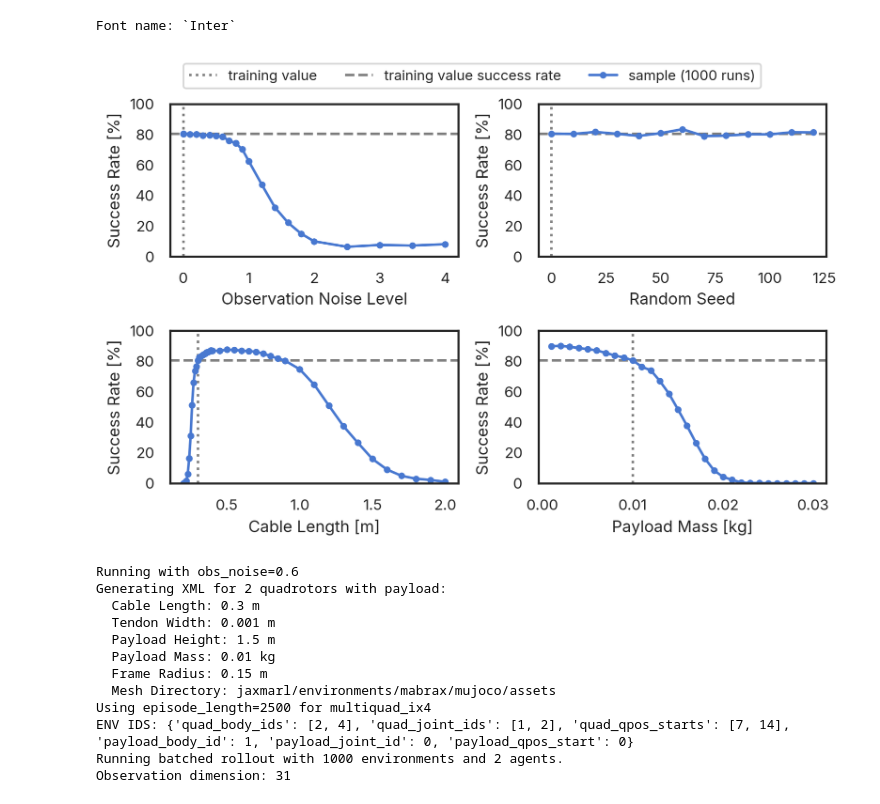
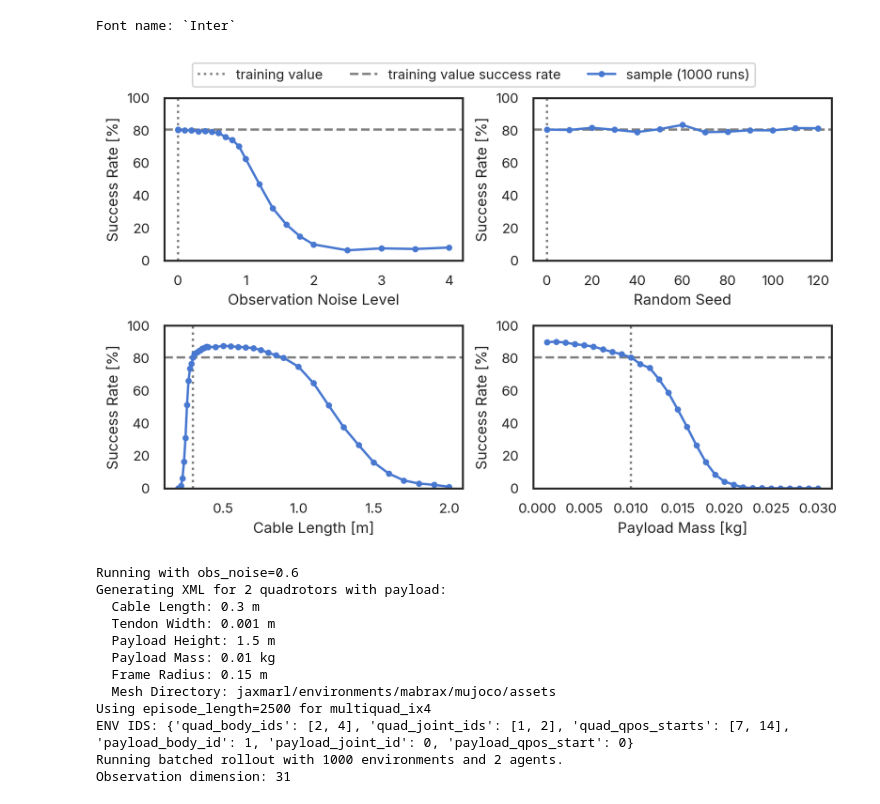
Before and after one commit to viktorlorentz/crazyMARL, a Jupyter notebook: crazymarl/experiments/plots/generalization.ipynb, the cells around one changed output. Saved outputs shown, nothing was run; the diff lists cells and outputs as text; code cells hidden in the pictures.

Commit message:
replot with correct font style

```diff
--- a/crazymarl/experiments/plots/generalization.ipynb
+++ b/crazymarl/experiments/plots/generalization.ipynb
@@ -54,14 +54,13 @@ fk.set_font("Inter")
 import matplotlib.pyplot as plt
 
 # # — Use TrueType embedding (requires matplotlib≥3.10.1):
-# plt.rcParams['pdf.fonttype'] = 3
-# plt.rcParams['ps.fonttype']  = 3
-
+plt.rcParams['pdf.fonttype'] = 42
+plt.rcParams['ps.fonttype']  = 42
 
 # Set the default font size for all plots
-plt.rcParams['font.size'] = 10
+plt.rcParams['font.size'] = 8
 
-textwidth = 6.32283  # inches from 455,24411 pt textwidth in the document
+textwidth = 2*3.4127 # inches from 455,24411 pt textwidth in the document
 # set default figure width to textwidth
 plt.rcParams['figure.figsize'] = (textwidth, textwidth * 0.618)  # golden ratio
 plt.rcParams['figure.dpi'] = 300  # high-quality output
@@ -91,35 +90,35 @@ for ax, param in zip(axes, params):
 
 
     # vertical line at default value
     ax.axvline(default_val, color='gray', linestyle=':', label='training value')
     # horizontal line at default success rate
     ax.axhline(default_success, color='gray', linestyle='--', label='training value success rate')
     # plot data with markers
     ax.plot(grp['value'], grp['success_rate'], marker='o', linestyle='-', label='sample (1000 runs)', markersize=3)
 
 
     labels = param
     if param == 'obs_noise':
         labels = 'Observation Noise Level'
     elif param == 'seed':
         labels = 'Random Seed'
     elif param == 'cable_length':
         labels = 'Cable Length [m]'
     elif param == 'payload_mass':
         labels = 'Payload Mass [kg]'
     ax.set_xlabel(labels)
     ax.set_ylabel('Success Rate [%]')
     ax.set_ylim(0, 100)
 
 # shared legend
 handles, labels = axes[0].get_legend_handles_labels()
-fig.legend(handles, labels, loc='upper center', ncol=3, bbox_to_anchor=(0.5, 1.05), fontsize='small')
+fig.legend(handles, labels, loc='upper center', ncol=3, bbox_to_anchor=(0.5, 1.05))
 
 plt.tight_layout()
 
 plt.savefig('generalization.pdf', bbox_inches='tight')
 # %% [output]
-[figure, old version]
+[figure, new version]
 # %%
 eval_generalization("obs_noise", [ 0.6, 0.8, 1.0, 1.2, 1.4, 1.6, 1.8, 2.0])
 # %% [output]
```
Also changed, not shown: 6 other files.
